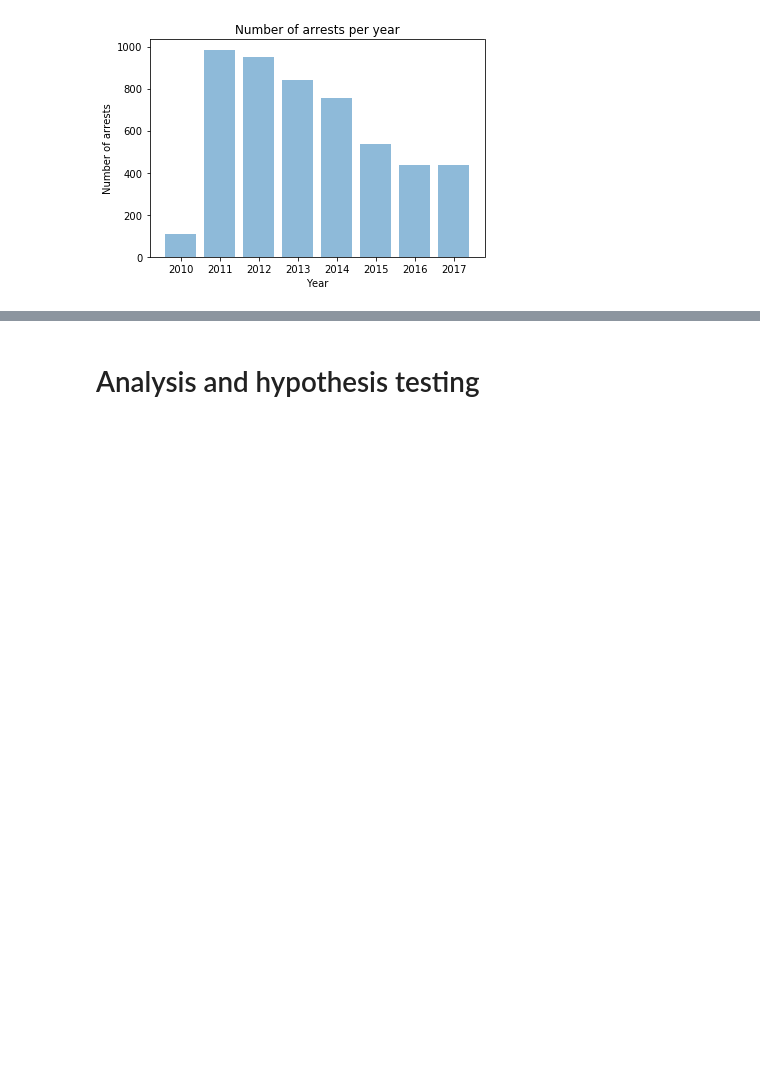
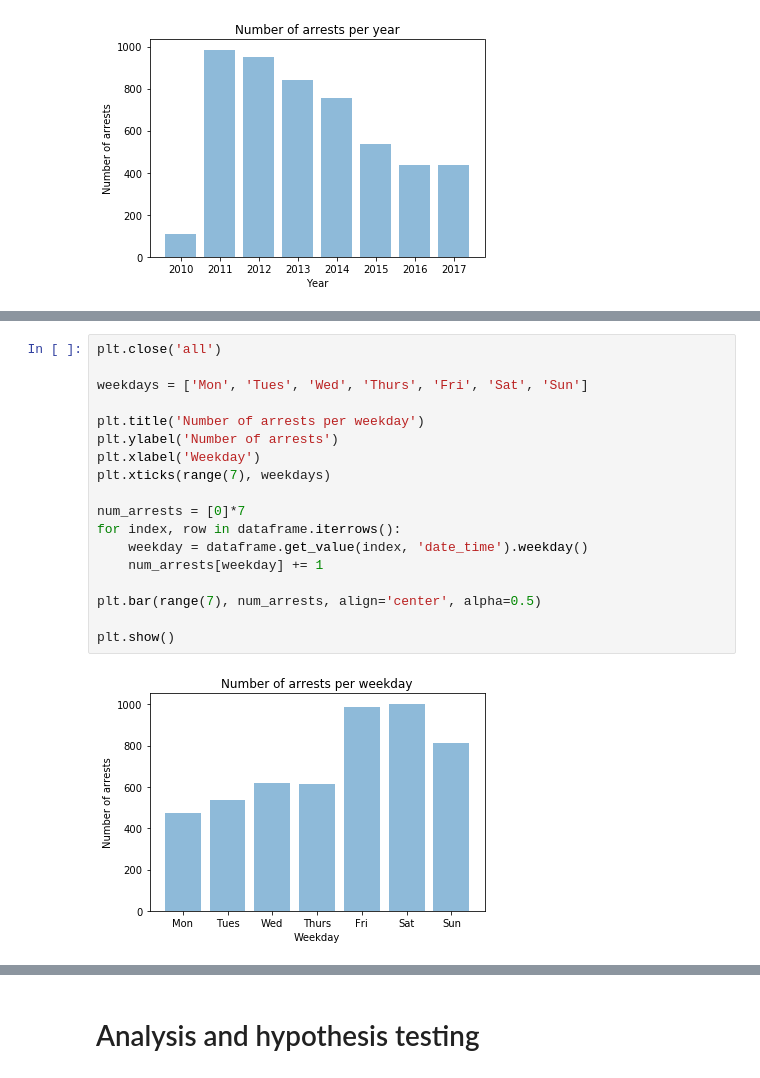
Before and after one commit to NathanOstrander18/college-park-arrests, a Jupyter notebook: final-project.ipynb, the cells around one changed output, grey strips where cells are left out. Saved outputs shown, nothing was run; the diff lists cells and outputs as text; blank space fills up the shorter version.

```diff
--- a/final-project.ipynb
+++ b/final-project.ipynb
@@ -104,0 +129,20 @@ plt.show()
+# %%
+plt.close('all')
+
+weekdays = ['Mon', 'Tues', 'Wed', 'Thurs', 'Fri', 'Sat', 'Sun']
+
+plt.title('Number of arrests per weekday')
+plt.ylabel('Number of arrests')
+plt.xlabel('Weekday')
+plt.xticks(range(7), weekdays)
+
+num_arrests = [0]*7
+for index, row in dataframe.iterrows():
+    weekday = dataframe.get_value(index, 'date_time').weekday()
+    num_arrests[weekday] += 1
+
+plt.bar(range(7), num_arrests, align='center', alpha=0.5)
+
+plt.show()
+# %% [output]
+[figure, added]
```
Also changed, not shown: parts of 5 cells of this notebook.
